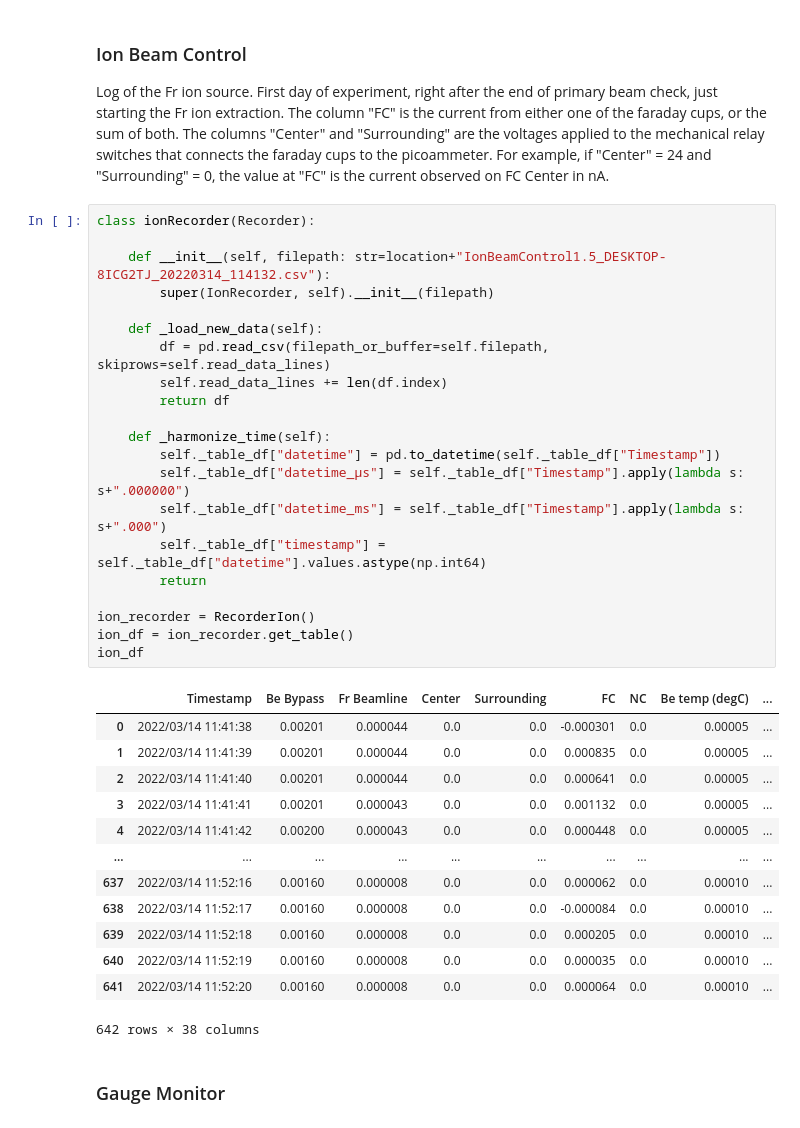
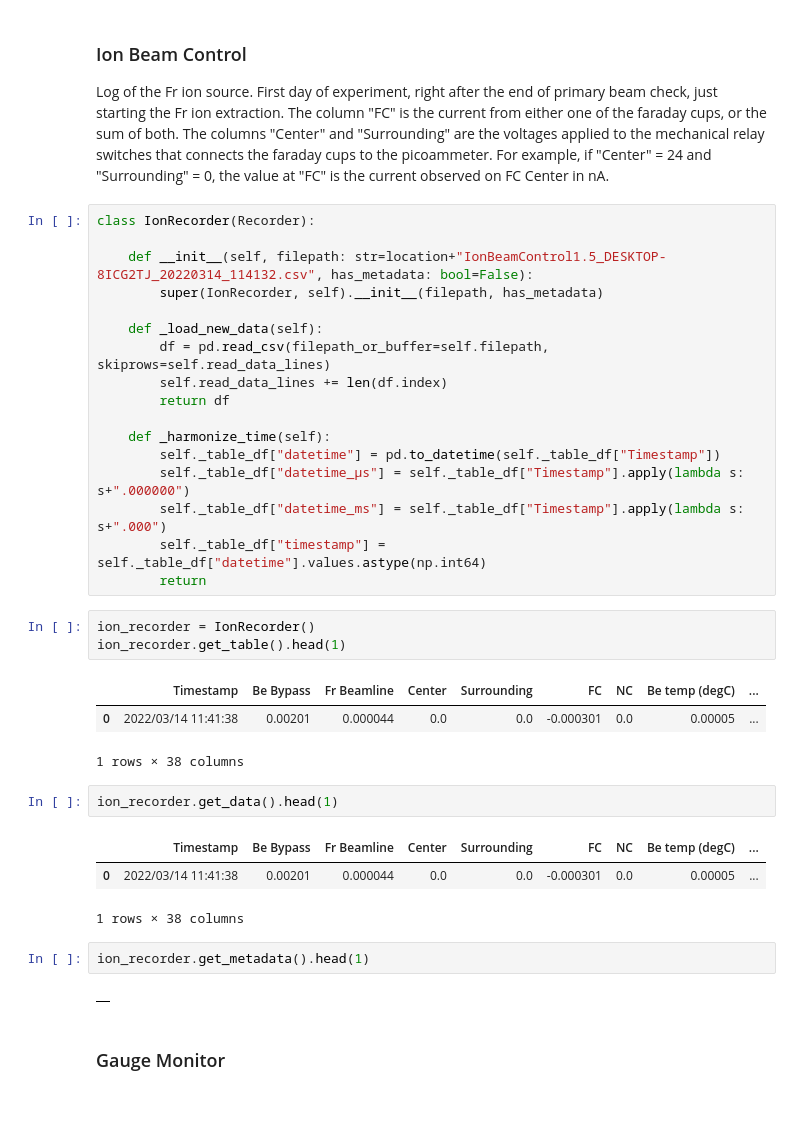
Before and after one commit to romanwixinger/data-engineering-utokyo, a Jupyter notebook: notebooks/data_exploration.ipynb, the cells around one changed output. Saved outputs shown, nothing was run; the diff lists cells and outputs as text.

```diff
--- a/notebooks/data_exploration.ipynb
+++ b/notebooks/data_exploration.ipynb
@@ -428,41 +435,40 @@ heater_df
 ### Ion Beam Control
 Log of the Fr ion source. First day of experiment, right after the end of primary beam check, just starting the Fr ion extraction. The column "FC" is the current from either one of the faraday cups, or the sum of both.
 The columns "Center" and "Surrounding" are the voltages applied to the mechanical relay switches that connects the faraday cups to the picoammeter. For example, if "Center" = 24 and "Surrounding" = 0, the value at "FC" is the current observed on FC Center in nA.
+# %%
+class IonRecorder(Recorder):
+
+    def __init__(self, filepath: str=location+"IonBeamControl1.5_DESKTOP-8ICG2TJ_20220314_114132.csv", has_metadata: bool=False):
+        super(IonRecorder, self).__init__(filepath, has_metadata)
+
+    def _load_new_data(self):
+        df = pd.read_csv(filepath_or_buffer=self.filepath, skiprows=self.read_data_lines)
+        self.read_data_lines += len(df.index)
+        return df
+
+    def _harmonize_time(self):
+        self._table_df["datetime"] = pd.to_datetime(self._table_df["Timestamp"])
+        self._table_df["datetime_μs"] = self._table_df["Timestamp"].apply(lambda s: s+".000000")
+        self._table_df["datetime_ms"] = self._table_df["Timestamp"].apply(lambda s: s+".000")
+        self._table_df["timestamp"] = self._table_df["datetime"].values.astype(np.int64)
+        return
+# %%
+ion_recorder = IonRecorder()
+ion_recorder.get_table().head(1)
+# %% [output]
+|  | Timestamp | Be Bypass | Fr Beamline | Center | Surrounding | FC | NC | Be temp (degC) | ... |
+| 0 | 2022/03/14 11:41:38 | 0.00201 | 0.000044 | 0.0 | 0.0 | -0.000301 | 0.0 | 0.00005 | ... |
+1 rows × 38 columns
+# %%
+ion_recorder.get_data().head(1)
+# %% [output]
+|  | Timestamp | Be Bypass | Fr Beamline | Center | Surrounding | FC | NC | Be temp (degC) | ... |
+| 0 | 2022/03/14 11:41:38 | 0.00201 | 0.000044 | 0.0 | 0.0 | -0.000301 | 0.0 | 0.00005 | ... |
+1 rows × 38 columns
 # %%
-class ionRecorder(Recorder):
-
-    def __init__(self, filepath: str=location+"IonBeamControl1.5_DESKTOP-8ICG2TJ_20220314_114132.csv"):
-        super(IonRecorder, self).__init__(filepath)
-
-    def _load_new_data(self):
-        df = pd.read_csv(filepath_or_buffer=self.filepath, skiprows=self.read_data_lines)
-        self.read_data_lines += len(df.index)
-        return df
-
-    def _harmonize_time(self):
-        self._table_df["datetime"] = pd.to_datetime(self._table_df["Timestamp"])
-        self._table_df["datetime_μs"] = self._table_df["Timestamp"].apply(lambda s: s+".000000")
-        self._table_df["datetime_ms"] = self._table_df["Timestamp"].apply(lambda s: s+".000")
-        self._table_df["timestamp"] = self._table_df["datetime"].values.astype(np.int64)
-        return
-
-ion_recorder = RecorderIon()
-ion_df = ion_recorder.get_table()
-ion_df
+ion_recorder.get_metadata().head(1)
 # %% [output]
-|  | Timestamp | Be Bypass | Fr Beamline | Center | Surrounding | FC | NC | Be temp (degC) | ... |
-| 0 | 2022/03/14 11:41:38 | 0.00201 | 0.000044 | 0.0 | 0.0 | -0.000301 | 0.0 | 0.00005 | ... |
-| 1 | 2022/03/14 11:41:39 | 0.00201 | 0.000044 | 0.0 | 0.0 | 0.000835 | 0.0 | 0.00005 | ... |
-| 2 | 2022/03/14 11:41:40 | 0.00201 | 0.000044 | 0.0 | 0.0 | 0.000641 | 0.0 | 0.00005 | ... |
-| 3 | 2022/03/14 11:41:41 | 0.00201 | 0.000043 | 0.0 | 0.0 | 0.001132 | 0.0 | 0.00005 | ... |
-| 4 | 2022/03/14 11:41:42 | 0.00200 | 0.000043 | 0.0 | 0.0 | 0.000448 | 0.0 | 0.00005 | ... |
-| ... | ... | ... | ... | ... | ... | ... | ... | ... | ... |
-| 637 | 2022/03/14 11:52:16 | 0.00160 | 0.000008 | 0.0 | 0.0 | 0.000062 | 0.0 | 0.00010 | ... |
-| 638 | 2022/03/14 11:52:17 | 0.00160 | 0.000008 | 0.0 | 0.0 | -0.000084 | 0.0 | 0.00010 | ... |
-| 639 | 2022/03/14 11:52:18 | 0.00160 | 0.000008 | 0.0 | 0.0 | 0.000205 | 0.0 | 0.00010 | ... |
-| 640 | 2022/03/14 11:52:19 | 0.00160 | 0.000008 | 0.0 | 0.0 | 0.000035 | 0.0 | 0.00010 | ... |
-| 641 | 2022/03/14 11:52:20 | 0.00160 | 0.000008 | 0.0 | 0.0 | 0.000064 | 0.0 | 0.00010 | ... |
+|  |
-642 rows × 38 columns
 # %% [markdown]
 ### Gauge Monitor
 # %%
```
Also changed, not shown: parts of 33 cells of this notebook.
